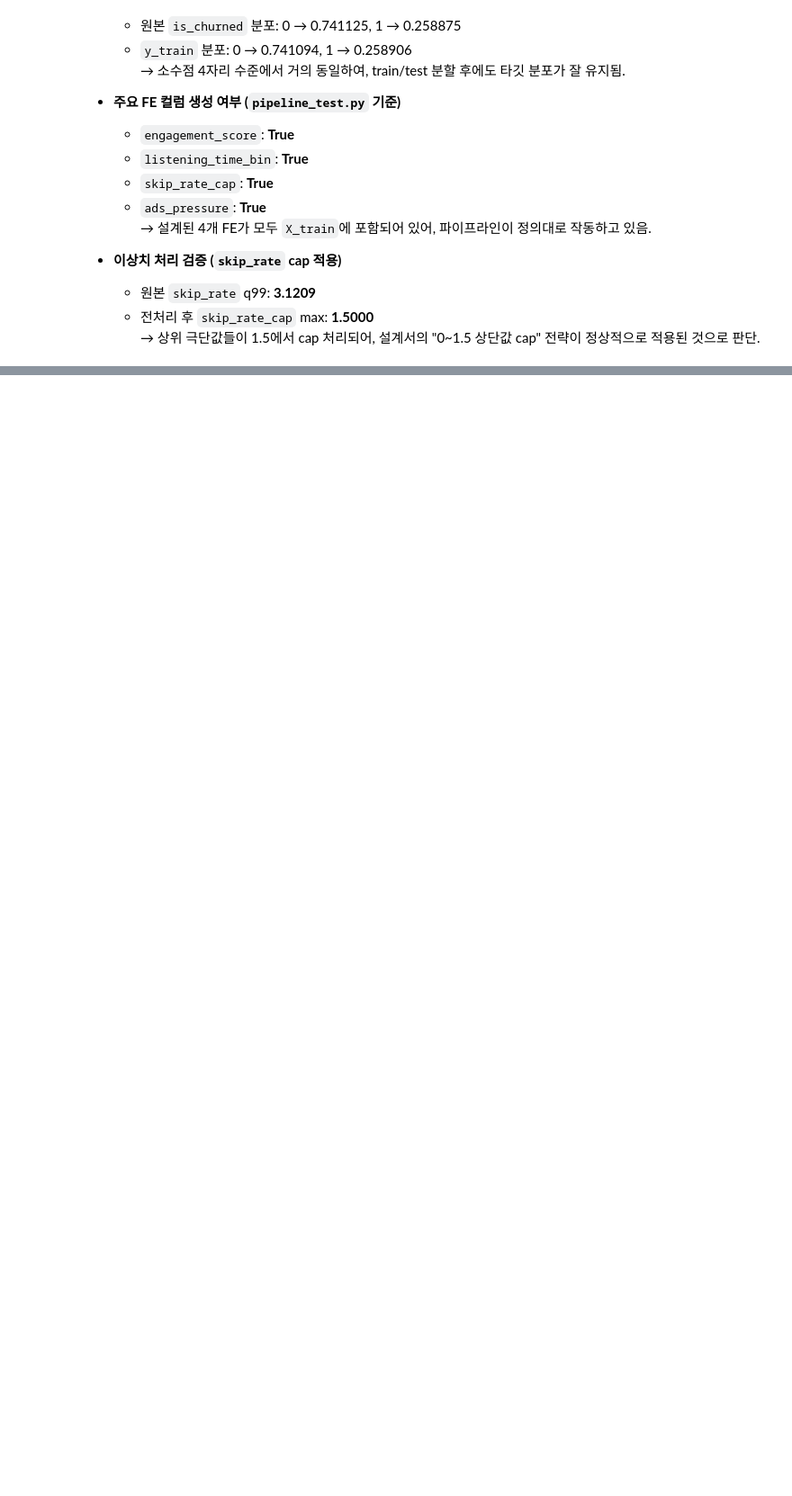
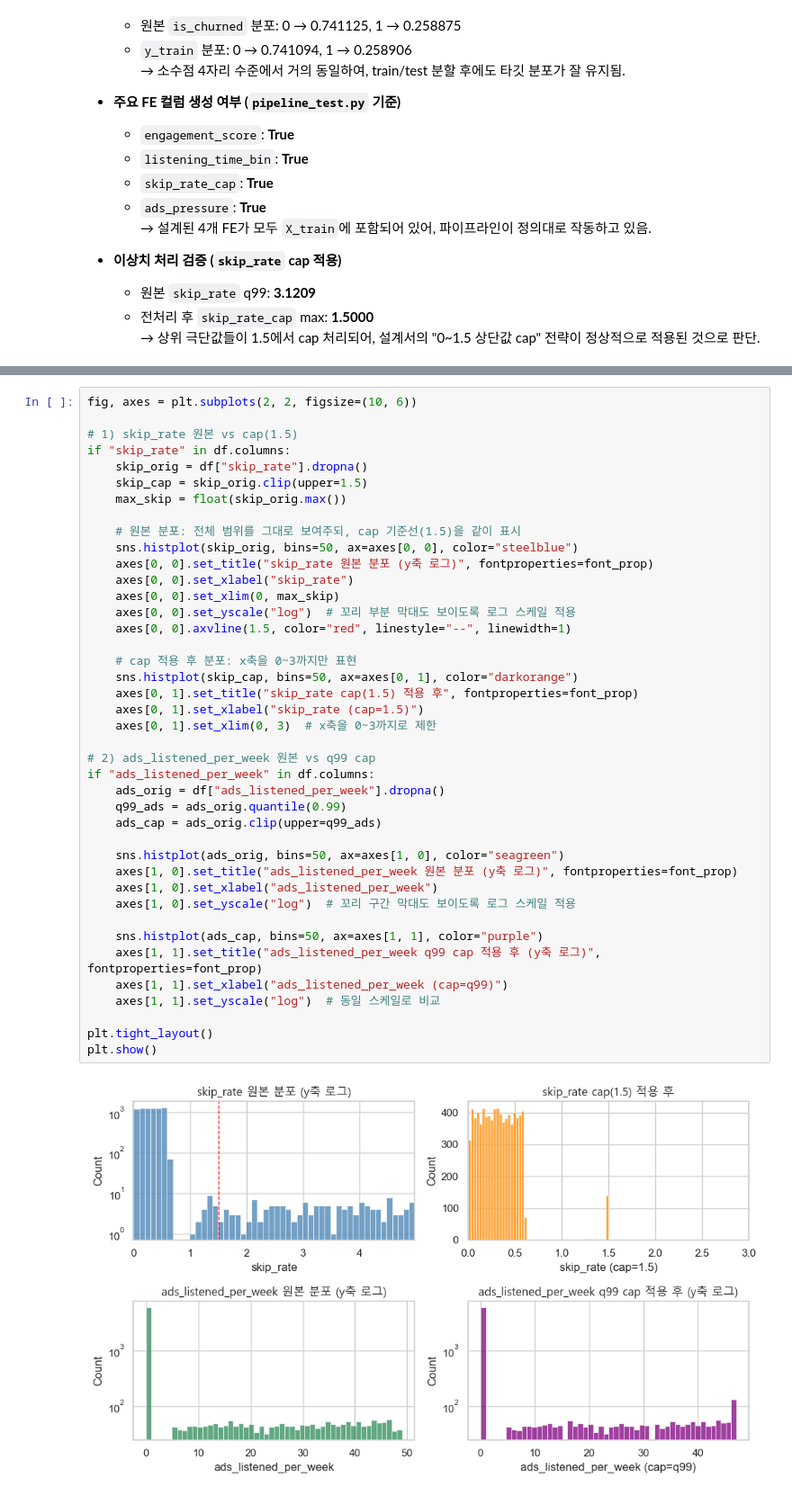
Before and after one commit to SKNETWORKS-FAMILY-AICAMP/SKN21-2nd-2Team, a Jupyter notebook: notebooks/preprocessing_validation.ipynb, the cells around one changed output, grey strips where cells are left out. Shown at 90% size. Saved outputs shown, nothing was run; the diff lists cells and outputs as text; blank space fills up the shorter version.

```diff
--- a/notebooks/preprocessing_validation.ipynb
+++ b/notebooks/preprocessing_validation.ipynb
@@ -652,0 +768,43 @@ For example, when doing 'df[col].method(value, inplace=True)', try using 'df.met
+# %%
+fig, axes = plt.subplots(2, 2, figsize=(10, 6))
+
+# 1) skip_rate 원본 vs cap(1.5)
+if "skip_rate" in df.columns:
+    skip_orig = df["skip_rate"].dropna()
+    skip_cap = skip_orig.clip(upper=1.5)
+    max_skip = float(skip_orig.max())
+
+    # 원본 분포: 전체 범위를 그대로 보여주되, cap 기준선(1.5)을 같이 표시
+    sns.histplot(skip_orig, bins=50, ax=axes[0, 0], color="steelblue")
+    axes[0, 0].set_title("skip_rate 원본 분포 (y축 로그)", fontproperties=font_prop)
+    axes[0, 0].set_xlabel("skip_rate")
+    axes[0, 0].set_xlim(0, max_skip)
+    axes[0, 0].set_yscale("log")  # 꼬리 부분 막대도 보이도록 로그 스케일 적용
+    axes[0, 0].axvline(1.5, color="red", linestyle="--", linewidth=1)
+
+    # cap 적용 후 분포: x축을 0~3까지만 표현
+    sns.histplot(skip_cap, bins=50, ax=axes[0, 1], color="darkorange")
+    axes[0, 1].set_title("skip_rate cap(1.5) 적용 후", fontproperties=font_prop)
+    axes[0, 1].set_xlabel("skip_rate (cap=1.5)")
+    axes[0, 1].set_xlim(0, 3)  # x축을 0~3까지로 제한
+
+# 2) ads_listened_per_week 원본 vs q99 cap
+if "ads_listened_per_week" in df.columns:
+    ads_orig = df["ads_listened_per_week"].dropna()
+    q99_ads = ads_orig.quantile(0.99)
+    ads_cap = ads_orig.clip(upper=q99_ads)
+
+    sns.histplot(ads_orig, bins=50, ax=axes[1, 0], color="seagreen")
+    axes[1, 0].set_title("ads_listened_per_week 원본 분포 (y축 로그)", fontproperties=font_prop)
+    axes[1, 0].set_xlabel("ads_listened_per_week")
+    axes[1, 0].set_yscale("log")  # 꼬리 구간 막대도 보이도록 로그 스케일 적용
+
+    sns.histplot(ads_cap, bins=50, ax=axes[1, 1], color="purple")
+    axes[1, 1].set_title("ads_listened_per_week q99 cap 적용 후 (y축 로그)", fontproperties=font_prop)
+    axes[1, 1].set_xlabel("ads_listened_per_week (cap=q99)")
+    axes[1, 1].set_yscale("log")  # 동일 스케일로 비교
+
+plt.tight_layout()
+plt.show()
+# %% [output]
+[figure, added]
```
Also changed, not shown: parts of 13 cells of this notebook, 4 other files.
